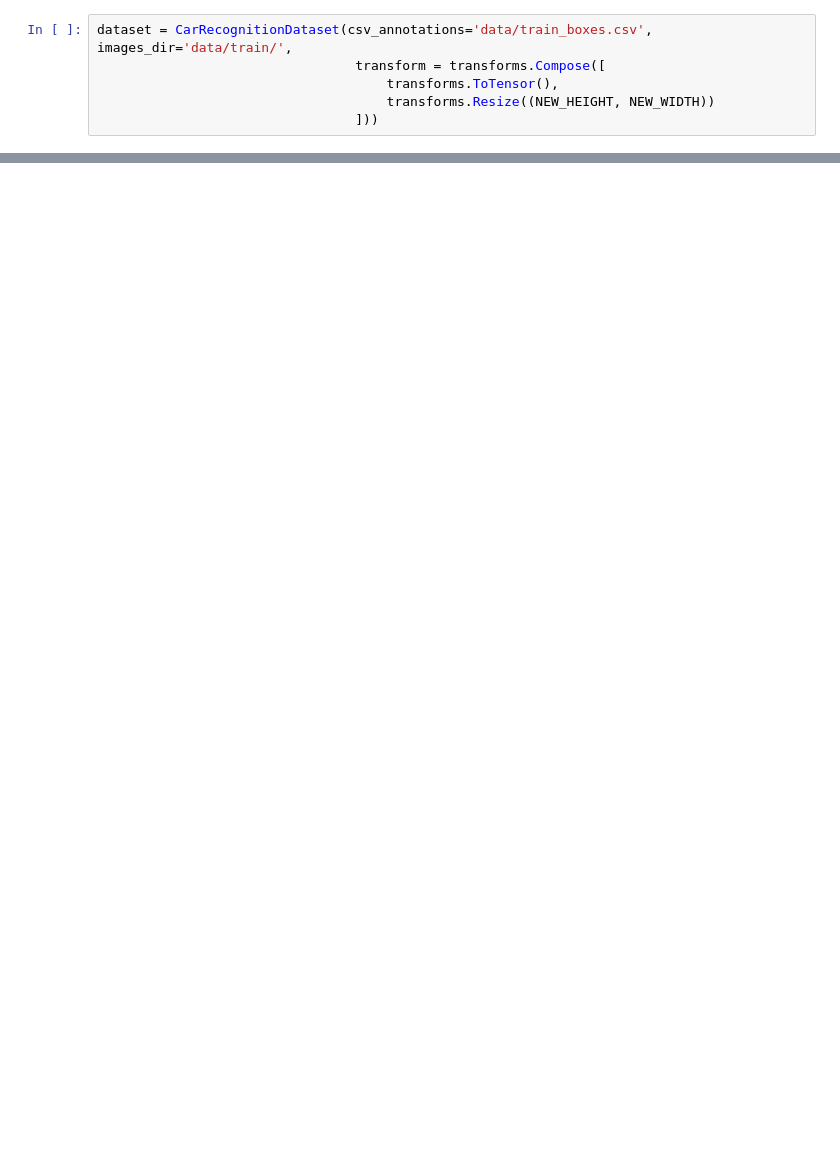
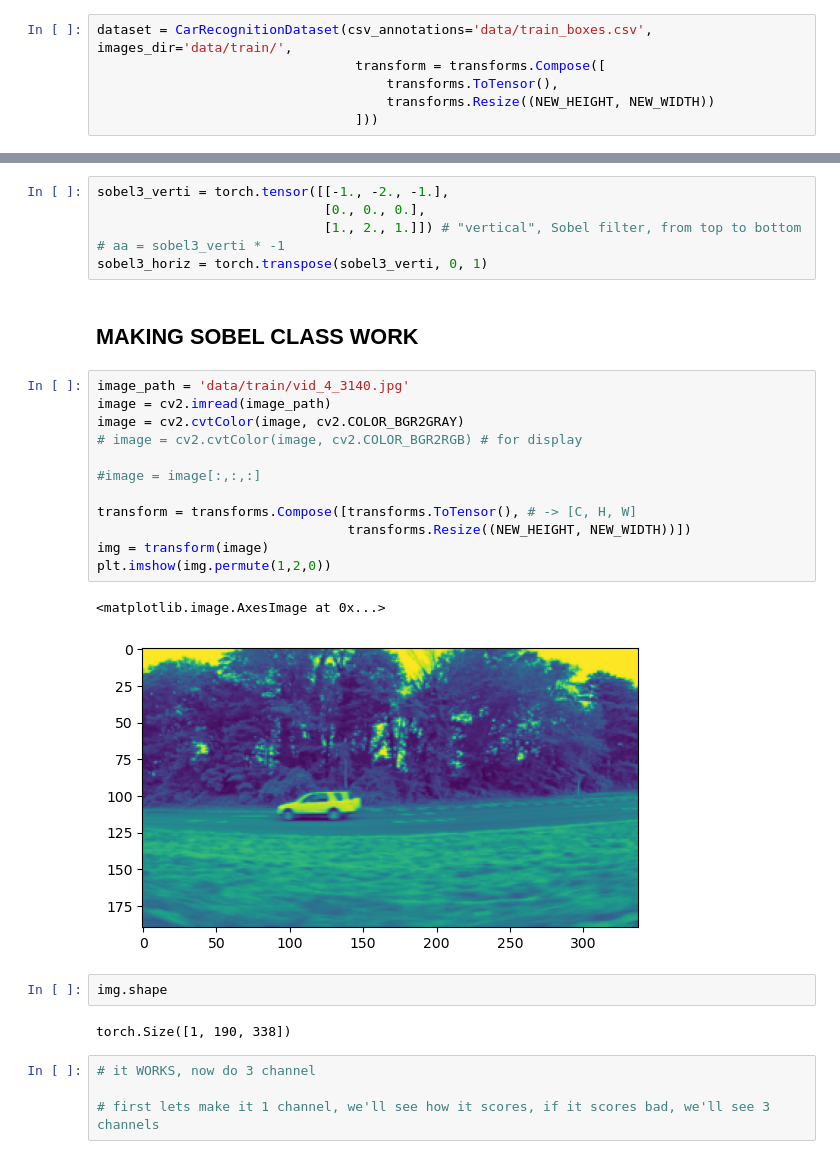
Before and after one commit to PaMilot/Car-detection, a Jupyter notebook: own_model.ipynb, the cells around one changed output, grey strips where cells are left out. Saved outputs shown, nothing was run; the diff lists cells and outputs as text; blank space fills up the shorter version.

```diff
--- a/own_model.ipynb
+++ b/own_model.ipynb
@@ -236,0 +347,31 @@ tensor([[ 81.8164,  86.9906, 180.8609, 126.1155]])
+# %%
+sobel3_verti = torch.tensor([[-1., -2., -1.],
+                             [0., 0., 0.],
+                             [1., 2., 1.]]) # "vertical", Sobel filter, from top to bottom
+# aa = sobel3_verti * -1
+sobel3_horiz = torch.transpose(sobel3_verti, 0, 1)
+# %% [markdown]
+## MAKING SOBEL CLASS WORK
+# %%
+image_path = 'data/train/vid_4_3140.jpg'
+image = cv2.imread(image_path)
+image = cv2.cvtColor(image, cv2.COLOR_BGR2GRAY)
+# image = cv2.cvtColor(image, cv2.COLOR_BGR2RGB) # for display
+
+#image = image[:,:,:]
+
+transform = transforms.Compose([transforms.ToTensor(), # -> [C, H, W]
+                                transforms.Resize((NEW_HEIGHT, NEW_WIDTH))])
+img = transform(image)
+plt.imshow(img.permute(1,2,0))
+# %% [output]
+<matplotlib.image.AxesImage at 0x...>
+[figure, added]
+# %%
+img.shape
+# %% [output]
+torch.Size([1, 190, 338])
+# %%
+# it WORKS, now do 3 channel
+
+# first lets make it 1 channel, we'll see how it scores, if it scores bad, we'll see 3 channels
```
Also changed, not shown: parts of 29 cells of this notebook.
